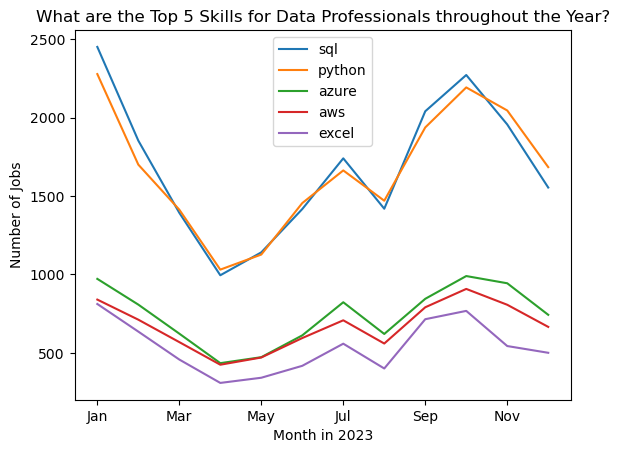
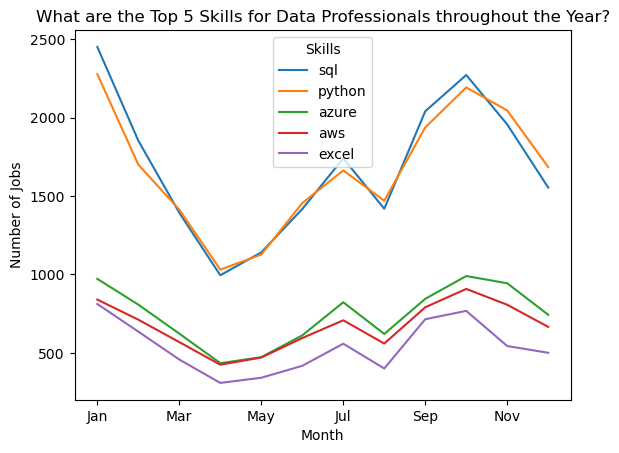
Unified diff of the notebook cell whose output changed from the first chart to the second:
--- before
+++ after
@@ -1,3 +1,3 @@
-# Plot top 5 skills on line grpah using Matplotlib
+# Plot top 5 skills on line graph using Matplotlib
 # Top 5 skills (columns) are accessed with .iloc method
 df_UK_exploded_pivot.iloc[:, :5].plot(
@@ -5,5 +5,5 @@
 )
 plt.title("What are the Top 5 Skills for Data Professionals throughout the Year?")
-plt.legend() # Gives a proper legend
-plt.xlabel("Month in 2023")
+plt.legend(title="Skills") # Gives a proper legend
+plt.xlabel("Month")
 plt.ylabel("Number of Jobs");

Commit: Complete percentage analysis in 3_trend_skills, matplotlib and seaborn plots